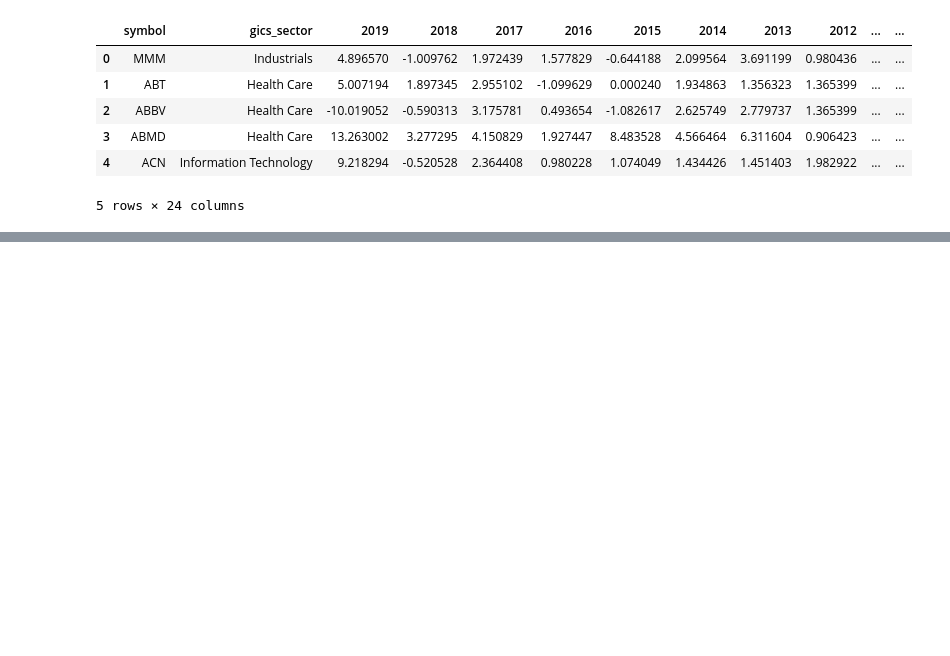
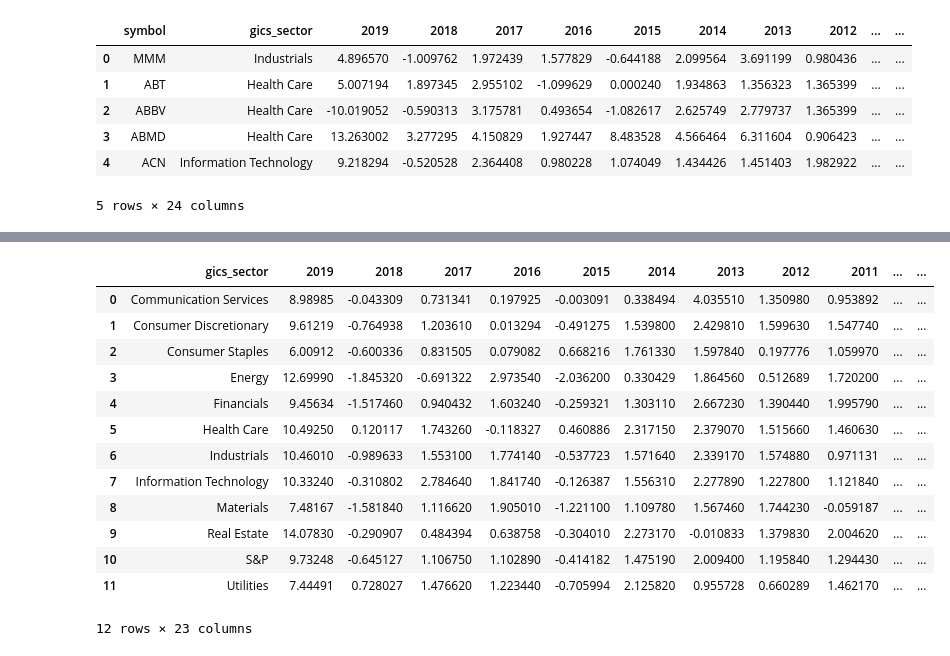
Before and after one commit to WallStofTheWest/WallStofTheWest.github.io, a Jupyter notebook: Extraction_Transform_Load.ipynb, the cells around one changed output, grey strips where cells are left out. Saved outputs shown, nothing was run; the diff lists cells and outputs as text; code cells hidden in the pictures; blank space fills up the shorter version.

```diff
--- a/Extraction_Transform_Load.ipynb
+++ b/Extraction_Transform_Load.ipynb
@@ -444,0 +487,18 @@ final_df.to_sql(name='stock_yony_return', con=engine, if_exists='append', index=
+# %%
+sector_yony_df = pd.read_sql('select * from sector_yony_return;', con=conn)
+sector_yony_df
+# %% [output]
+|  | gics_sector | 2019 | 2018 | 2017 | 2016 | 2015 | 2014 | 2013 | 2012 | 2011 | ... | ... |
+| 0 | Communication Services | 8.98985 | -0.043309 | 0.731341 | 0.197925 | -0.003091 | 0.338494 | 4.035510 | 1.350980 | 0.953892 | ... | ... |
+| 1 | Consumer Discretionary | 9.61219 | -0.764938 | 1.203610 | 0.013294 | -0.491275 | 1.539800 | 2.429810 | 1.599630 | 1.547740 | ... | ... |
+| 2 | Consumer Staples | 6.00912 | -0.600336 | 0.831505 | 0.079082 | 0.668216 | 1.761330 | 1.597840 | 0.197776 | 1.059970 | ... | ... |
+| 3 | Energy | 12.69990 | -1.845320 | -0.691322 | 2.973540 | -2.036200 | 0.330429 | 1.864560 | 0.512689 | 1.720200 | ... | ... |
+| 4 | Financials | 9.45634 | -1.517460 | 0.940432 | 1.603240 | -0.259321 | 1.303110 | 2.667230 | 1.390440 | 1.995790 | ... | ... |
+| 5 | Health Care | 10.49250 | 0.120117 | 1.743260 | -0.118327 | 0.460886 | 2.317150 | 2.379070 | 1.515660 | 1.460630 | ... | ... |
+| 6 | Industrials | 10.46010 | -0.989633 | 1.553100 | 1.774140 | -0.537723 | 1.571640 | 2.339170 | 1.574880 | 0.971131 | ... | ... |
+| 7 | Information Technology | 10.33240 | -0.310802 | 2.784640 | 1.841740 | -0.126387 | 1.556310 | 2.277890 | 1.227800 | 1.121840 | ... | ... |
+| 8 | Materials | 7.48167 | -1.581840 | 1.116620 | 1.905010 | -1.221100 | 1.109780 | 1.567460 | 1.744230 | -0.059187 | ... | ... |
+| 9 | Real Estate | 14.07830 | -0.290907 | 0.484394 | 0.638758 | -0.304010 | 2.273170 | -0.010833 | 1.379830 | 2.004620 | ... | ... |
+| 10 | S&P | 9.73248 | -0.645127 | 1.106750 | 1.102890 | -0.414182 | 1.475190 | 2.009400 | 1.195840 | 1.294430 | ... | ... |
+| 11 | Utilities | 7.44491 | 0.728027 | 1.476620 | 1.223440 | -0.705994 | 2.125820 | 0.955728 | 0.660289 | 1.462170 | ... | ... |
+12 rows × 23 columns
```
Also changed, not shown: parts of 7 cells of this notebook.
